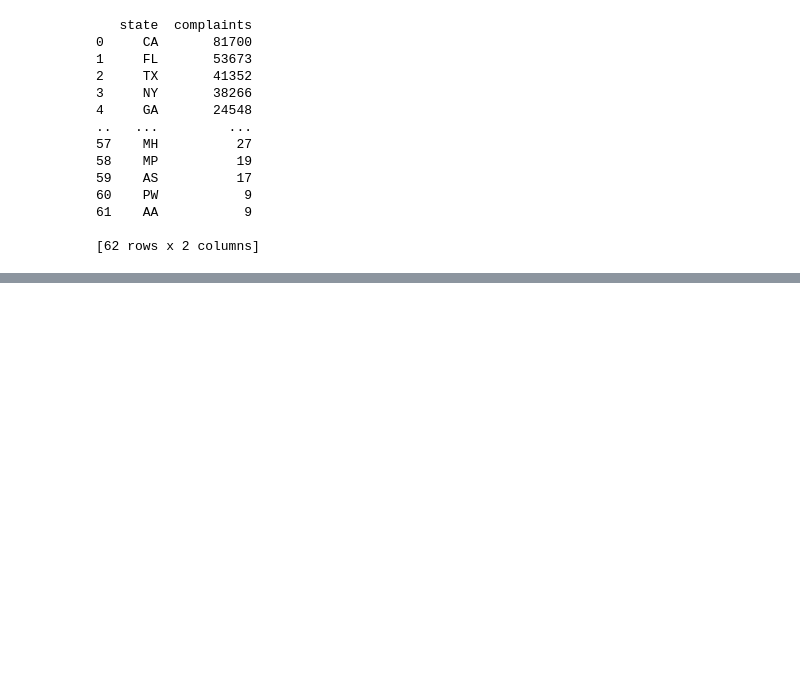
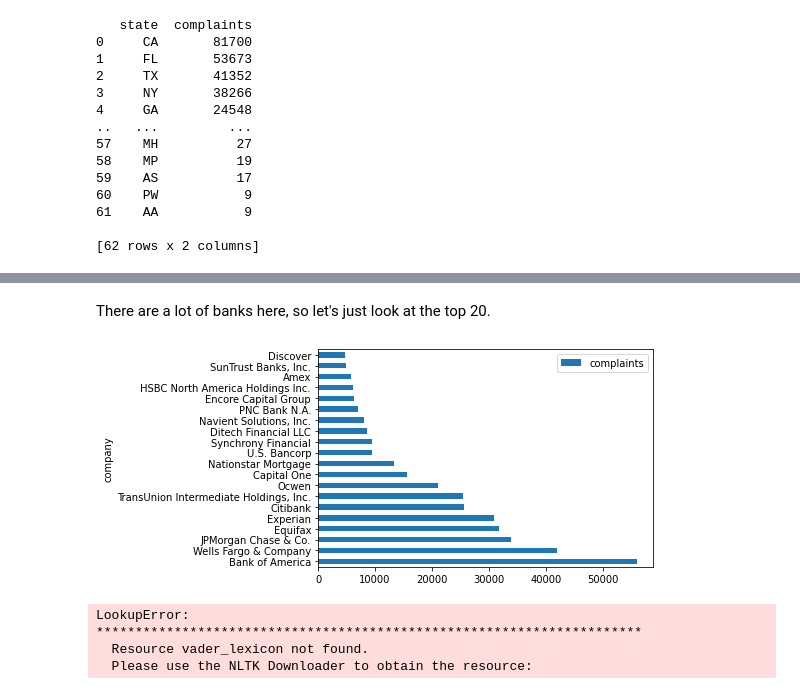
Before and after one commit to rguptavh/Rahul-Gupta-Quant-OA, a Jupyter notebook: eda-consumer-finance/data-analysis.ipynb, the cells around one changed output, grey strips where cells are left out. Drawn from its saved outputs; the diff is of its cells as text; code cells hidden in the pictures; blank space fills up the shorter version.

```diff
--- a/eda-consumer-finance/data-analysis.ipynb
+++ b/eda-consumer-finance/data-analysis.ipynb
@@ -86,0 +110,5 @@ From this text, we can tell that the coastal areas seem to have a much higher co
+# %%
+company_data = df['company'].value_counts().to_frame().reset_index()
+company_data.columns = ['company', 'complaints']
+company_data.set_index('company', inplace=True)
+print(company_data)
@@ -86,0 +131,13 @@ From this text, we can tell that the coastal areas seem to have a much higher co
+# %% [markdown]
+There are a lot of banks here, so let's just look at the top 20.
+# %%
+plot = company_data.head(20).plot.barh()
+# %% [output]
+[figure, added]
+# %%
+sia = SentimentIntensityAnalyzer()
+# %% [output]
+LookupError:
+**********************************************************************
+  Resource vader_lexicon not found.
+  Please use the NLTK Downloader to obtain the resource:
```
Also changed, not shown: parts of 6 cells of this notebook.
